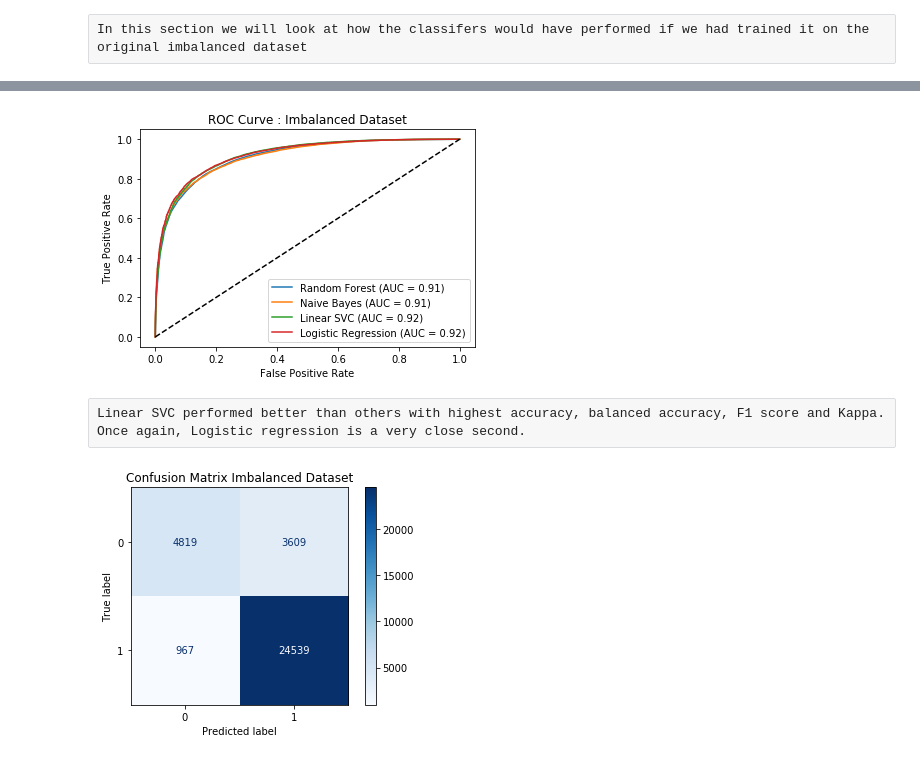
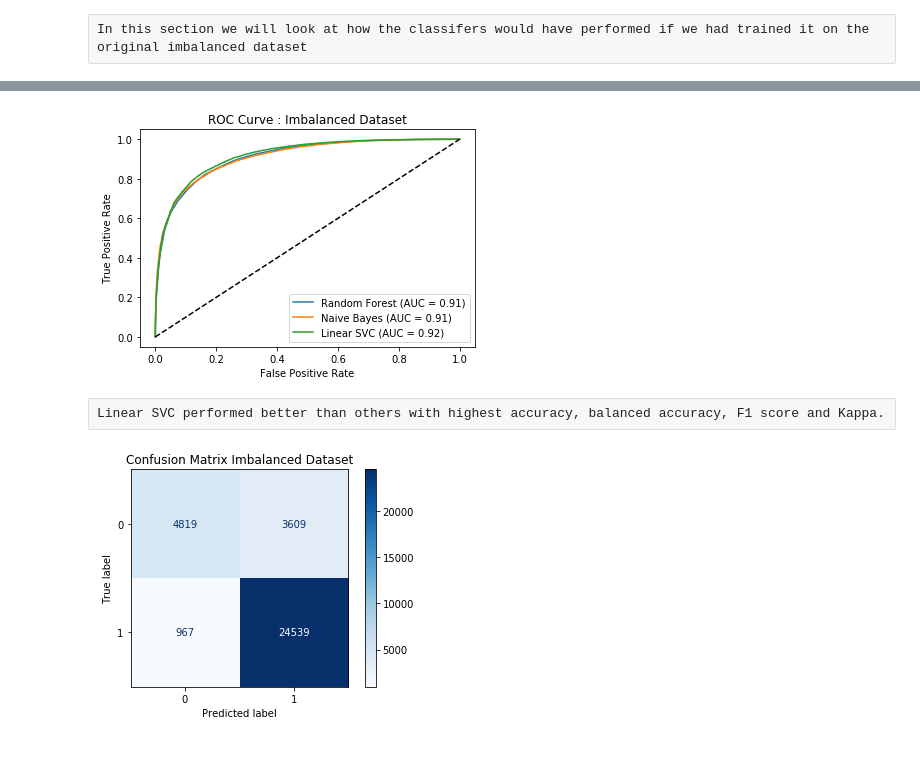
Before and after one commit to judebrhanavan/DMML1, a Jupyter notebook: Project-RottenTomatoes.ipynb, the cells around one changed output, grey strips where cells are left out. Saved outputs shown, nothing was run; the diff lists cells and outputs as text; code cells hidden in the pictures.

```diff
--- a/Project-RottenTomatoes.ipynb
+++ b/Project-RottenTomatoes.ipynb
@@ -1061,17 +1001,16 @@ df_imbal.round(3)
 # %%
 # plot the roc curve
 fig, ax = plt.subplots()
 plot_roc_curve(rf_imbal, X_test_imbal, y_test_imbal, name='Random Forest', ax=ax) #specify axis to plot all roc curves on the same axis
 plot_roc_curve(nb_imbal, X_test_imbal, y_test_imbal, name='Naive Bayes', ax=ax)
 plot_roc_curve(svc_imbal, X_test_imbal, y_test_imbal, name='Linear SVC', ax=ax)
-plot_roc_curve(log_imbal, X_test_imbal, y_test_imbal, name='Logistic Regression', ax=ax)
 plt.plot([0, 1], [0, 1], 'k--')
 plt.title('ROC Curve : Imbalanced Dataset')
 plt.show()
 # %% [output]
-[figure, old version]
+[figure, new version]
 # %% [raw]
-Linear SVC performed better than others with highest accuracy, balanced accuracy, F1 score and Kappa. Once again, Logistic regression is a very close second.
+Linear SVC performed better than others with highest accuracy, balanced accuracy, F1 score and Kappa.
 # %%
 # plot confusion matrix for imbalanced dataset
 plot_confusion_matrix(svc_imbal, X_test_imbal, y_test_imbal,cmap=plt.cm.Blues)
```
Also changed, not shown: parts of 36 cells of this notebook, 1 other file.
